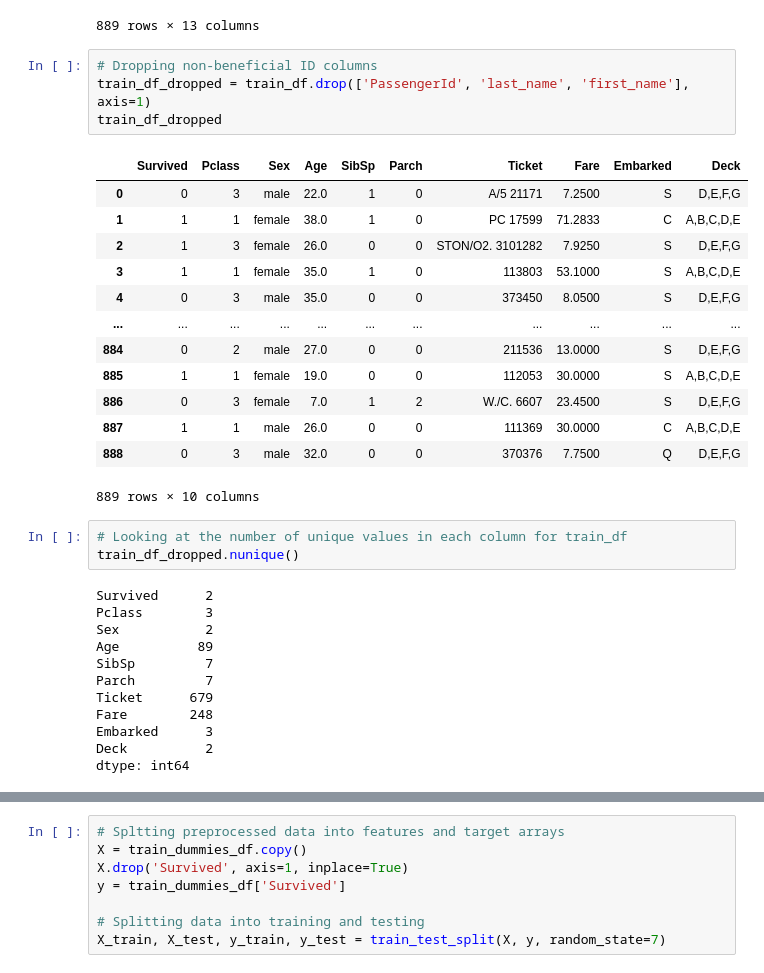
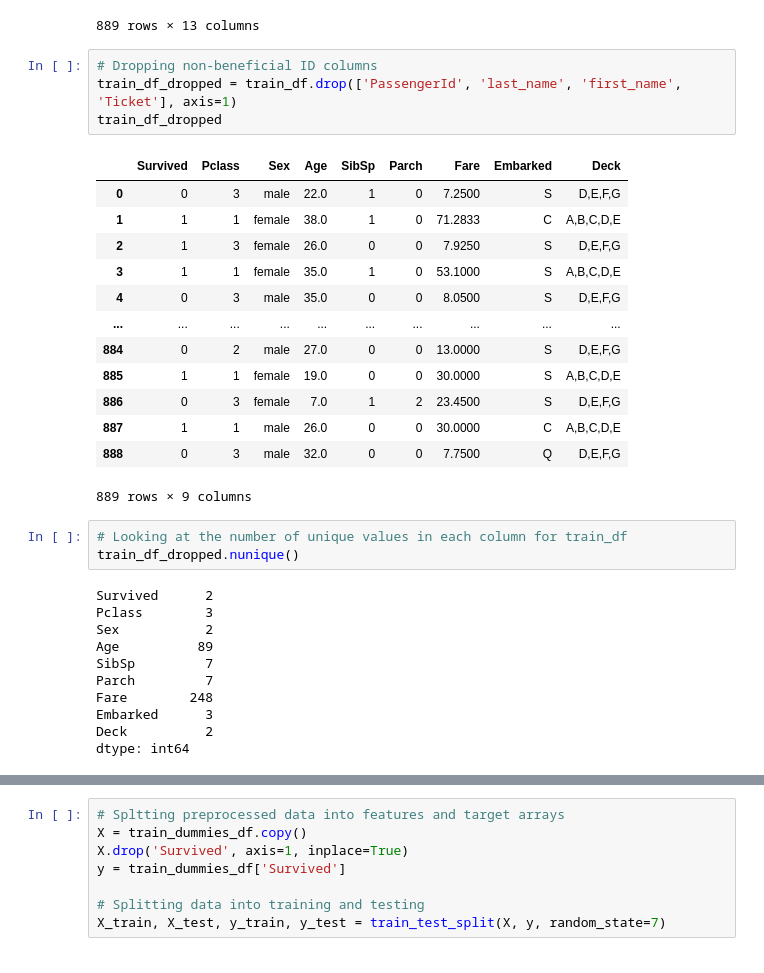
Before and after one commit to Mariomtz0713/Project-4, a Jupyter notebook: Titanic/Notebooks/prediction_model.ipynb, the cells around one changed output, grey strips where cells are left out. Cells and saved outputs as stored; diff of their text form.

```diff
--- a/Titanic/Notebooks/prediction_model.ipynb
+++ b/Titanic/Notebooks/prediction_model.ipynb
@@ -23,22 +23,22 @@ train_df
 889 rows × 13 columns
 # %%
 # Dropping non-beneficial ID columns
-train_df_dropped = train_df.drop(['PassengerId', 'last_name', 'first_name'], axis=1)
+train_df_dropped = train_df.drop(['PassengerId', 'last_name', 'first_name', 'Ticket'], axis=1)
 train_df_dropped
 # %% [output]
-|  | Survived | Pclass | Sex | Age | SibSp | Parch | Ticket | Fare | Embarked | Deck |
-| 0 | 0 | 3 | male | 22.0 | 1 | 0 | A/5 21171 | 7.2500 | S | D,E,F,G |
-| 1 | 1 | 1 | female | 38.0 | 1 | 0 | PC 17599 | 71.2833 | C | A,B,C,D,E |
-| 2 | 1 | 3 | female | 26.0 | 0 | 0 | STON/O2. 3101282 | 7.9250 | S | D,E,F,G |
-| 3 | 1 | 1 | female | 35.0 | 1 | 0 | 113803 | 53.1000 | S | A,B,C,D,E |
-| 4 | 0 | 3 | male | 35.0 | 0 | 0 | 373450 | 8.0500 | S | D,E,F,G |
-| ... | ... | ... | ... | ... | ... | ... | ... | ... | ... | ... |
-| 884 | 0 | 2 | male | 27.0 | 0 | 0 | 211536 | 13.0000 | S | D,E,F,G |
-| 885 | 1 | 1 | female | 19.0 | 0 | 0 | 112053 | 30.0000 | S | A,B,C,D,E |
-| 886 | 0 | 3 | female | 7.0 | 1 | 2 | W./C. 6607 | 23.4500 | S | D,E,F,G |
-| 887 | 1 | 1 | male | 26.0 | 0 | 0 | 111369 | 30.0000 | C | A,B,C,D,E |
-| 888 | 0 | 3 | male | 32.0 | 0 | 0 | 370376 | 7.7500 | Q | D,E,F,G |
+|  | Survived | Pclass | Sex | Age | SibSp | Parch | Fare | Embarked | Deck |
+| 0 | 0 | 3 | male | 22.0 | 1 | 0 | 7.2500 | S | D,E,F,G |
+| 1 | 1 | 1 | female | 38.0 | 1 | 0 | 71.2833 | C | A,B,C,D,E |
+| 2 | 1 | 3 | female | 26.0 | 0 | 0 | 7.9250 | S | D,E,F,G |
+| 3 | 1 | 1 | female | 35.0 | 1 | 0 | 53.1000 | S | A,B,C,D,E |
+| 4 | 0 | 3 | male | 35.0 | 0 | 0 | 8.0500 | S | D,E,F,G |
+| ... | ... | ... | ... | ... | ... | ... | ... | ... | ... |
+| 884 | 0 | 2 | male | 27.0 | 0 | 0 | 13.0000 | S | D,E,F,G |
+| 885 | 1 | 1 | female | 19.0 | 0 | 0 | 30.0000 | S | A,B,C,D,E |
+| 886 | 0 | 3 | female | 7.0 | 1 | 2 | 23.4500 | S | D,E,F,G |
+| 887 | 1 | 1 | male | 26.0 | 0 | 0 | 30.0000 | C | A,B,C,D,E |
+| 888 | 0 | 3 | male | 32.0 | 0 | 0 | 7.7500 | Q | D,E,F,G |
-889 rows × 10 columns
+889 rows × 9 columns
 # %%
 # Looking at the number of unique values in each column for train_df
 train_df_dropped.nunique()
@@ -49,7 +49,6 @@ Sex           2
 Age          89
 SibSp         7
 Parch         7
-Ticket      679
 Fare        248
 Embarked      3
 Deck          2
```
Also changed, not shown: parts of 4 cells of this notebook, 7 other files.
